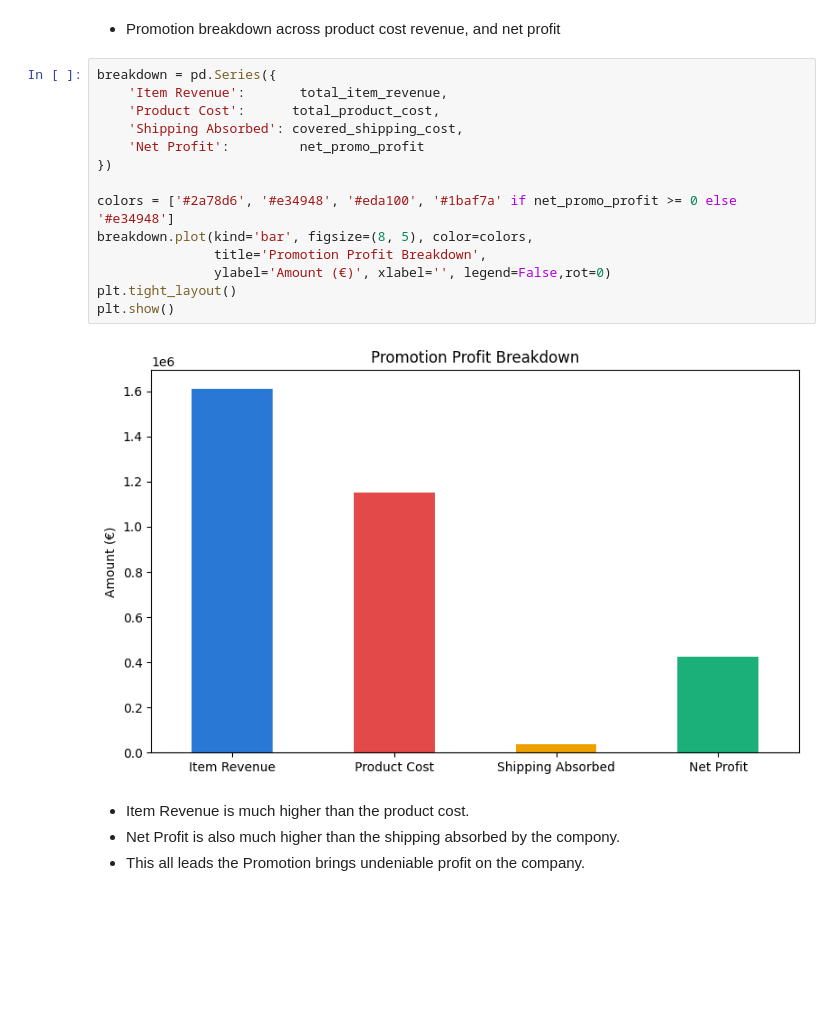
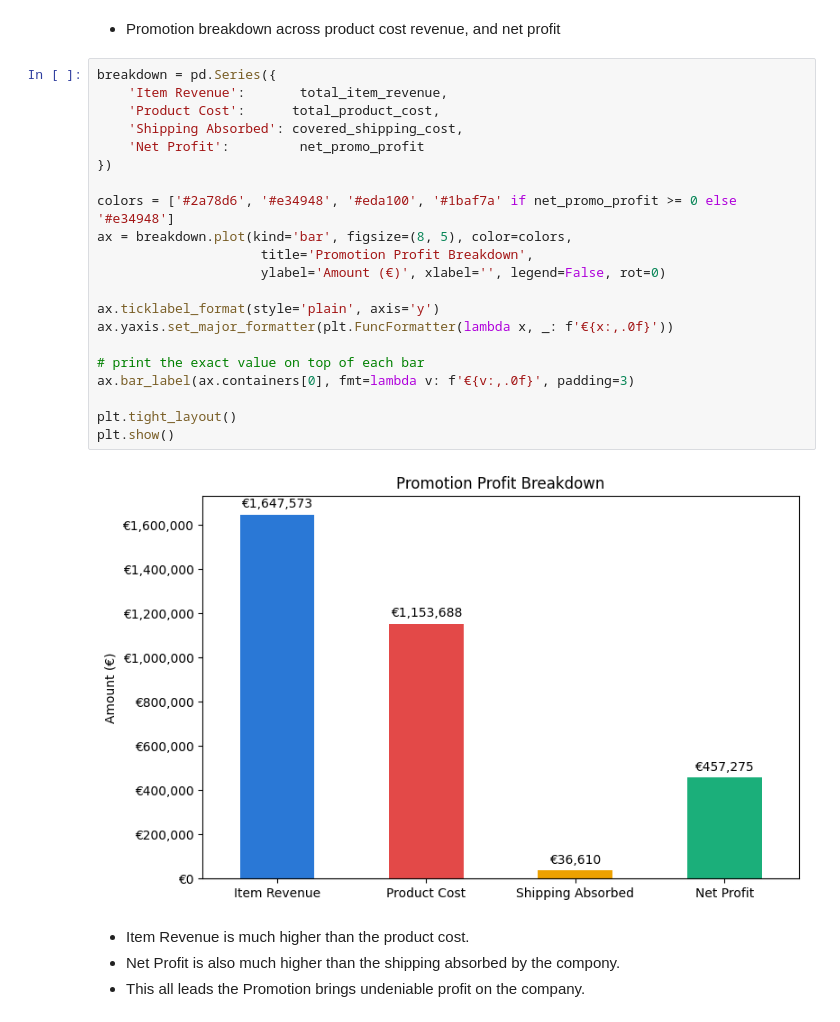
Before and after one commit to robzi18/shipping_cost_analysis, a Jupyter notebook: notebooks/01_data_cleaning_SC.ipynb, the cells around one changed output. Cells and saved outputs as stored; diff of their text form; blank space fills up the shorter version.

```diff
--- a/notebooks/01_data_cleaning_SC.ipynb
+++ b/notebooks/01_data_cleaning_SC.ipynb
@@ -555,22 +646,29 @@ plt.show()
 * After promotion only 8.2% customers spend less than 50 euros.
 # %% [markdown]
 * Promotion breakdown across product cost revenue, and net profit
-# %%
-breakdown = pd.Series({
-    'Item Revenue':       total_item_revenue,
-    'Product Cost':      total_product_cost,
-    'Shipping Absorbed': covered_shipping_cost,
-    'Net Profit':         net_promo_profit
-})
-
-colors = ['#2a78d6', '#e34948', '#eda100', '#1baf7a' if net_promo_profit >= 0 else '#e34948']
-breakdown.plot(kind='bar', figsize=(8, 5), color=colors,
-               title='Promotion Profit Breakdown',
-               ylabel='Amount (€)', xlabel='', legend=False,rot=0)
-plt.tight_layout()
-plt.show()
-# %% [output]
-[figure, removed]
+# %%
+breakdown = pd.Series({
+    'Item Revenue':       total_item_revenue,
+    'Product Cost':      total_product_cost,
+    'Shipping Absorbed': covered_shipping_cost,
+    'Net Profit':         net_promo_profit
+})
+
+colors = ['#2a78d6', '#e34948', '#eda100', '#1baf7a' if net_promo_profit >= 0 else '#e34948']
+ax = breakdown.plot(kind='bar', figsize=(8, 5), color=colors,
+                     title='Promotion Profit Breakdown',
+                     ylabel='Amount (€)', xlabel='', legend=False, rot=0)
+
+ax.ticklabel_format(style='plain', axis='y')
+ax.yaxis.set_major_formatter(plt.FuncFormatter(lambda x, _: f'€{x:,.0f}'))
+
+# print the exact value on top of each bar
+ax.bar_label(ax.containers[0], fmt=lambda v: f'€{v:,.0f}', padding=3)
+
+plt.tight_layout()
+plt.show()
+# %% [output]
+[figure, added]
 # %% [markdown]
 * Item Revenue is much higher than the product cost.
 * Net Profit is also much higher than the shipping absorbed by the compony.
```
Also changed, not shown: parts of 49 cells of this notebook, 5 other files.
